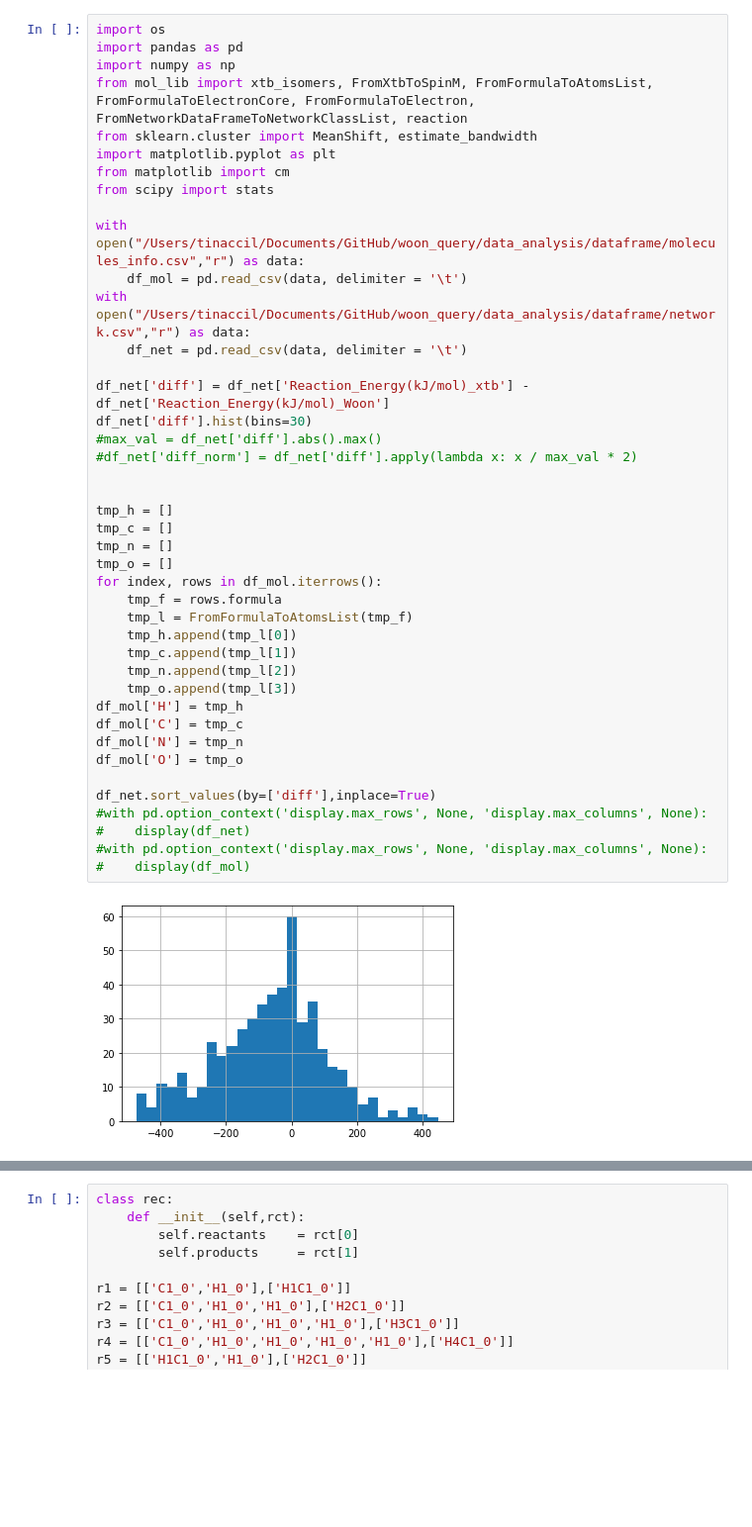
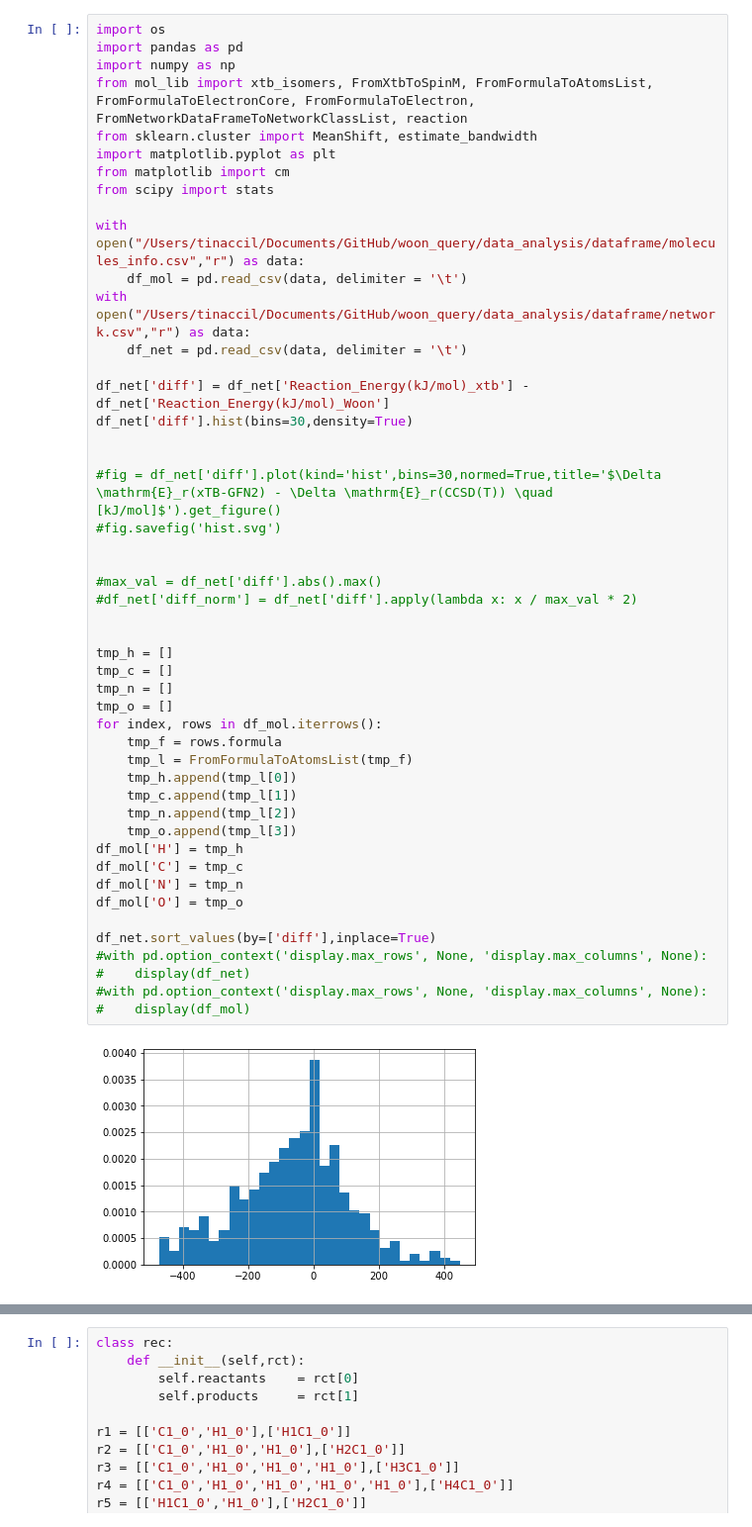
Before and after one commit to TinacciL/QueryAstroWoonDatabase, a Jupyter notebook: data_analysis/data_analysis.ipynb, the cells around one changed output, grey strips where cells are left out. Shown: that part at 99% size. Cells and saved outputs as stored; diff of their text form; blank space fills up the shorter version.

```diff
--- a/data_analysis/data_analysis.ipynb
+++ b/data_analysis/data_analysis.ipynb
@@ -13,35 +13,41 @@ with open("/Users/tinaccil/Documents/GitHub/woon_query/data_analysis/dataframe/m
 with open("/Users/tinaccil/Documents/GitHub/woon_query/data_analysis/dataframe/network.csv","r") as data:
 	df_net = pd.read_csv(data, delimiter = '\t')
 
 df_net['diff'] = df_net['Reaction_Energy(kJ/mol)_xtb'] - df_net['Reaction_Energy(kJ/mol)_Woon']
-df_net['diff'].hist(bins=30)
+df_net['diff'].hist(bins=30,density=True)
+
+
+#fig = df_net['diff'].plot(kind='hist',bins=30,normed=True,title='$\Delta \mathrm{E}_r(xTB-GFN2) - \Delta \mathrm{E}_r(CCSD(T)) \quad [kJ/mol]$').get_figure()
+#fig.savefig('hist.svg')
+
+
 #max_val = df_net['diff'].abs().max()
 #df_net['diff_norm'] = df_net['diff'].apply(lambda x: x / max_val * 2)
 
 
 tmp_h = []
 tmp_c = []
 tmp_n = []
 tmp_o = []
 for index, rows in df_mol.iterrows():
 	tmp_f = rows.formula
 	tmp_l = FromFormulaToAtomsList(tmp_f)
 	tmp_h.append(tmp_l[0])
 	tmp_c.append(tmp_l[1])
 	tmp_n.append(tmp_l[2])
 	tmp_o.append(tmp_l[3])
 df_mol['H'] = tmp_h
 df_mol['C'] = tmp_c
 df_mol['N'] = tmp_n
 df_mol['O'] = tmp_o
 
 df_net.sort_values(by=['diff'],inplace=True)
 #with pd.option_context('display.max_rows', None, 'display.max_columns', None):
 #    display(df_net)
 #with pd.option_context('display.max_rows', None, 'display.max_columns', None):
 #    display(df_mol)
 # %% [output]
-[figure, old version]
+[figure, new version]
 # %%
 df_net = df_net[df_net['Reaction_Energy(kJ/mol)_Woon'] != 0]
 
```
Also changed, not shown: parts of 3 cells of this notebook, 17 other files.
